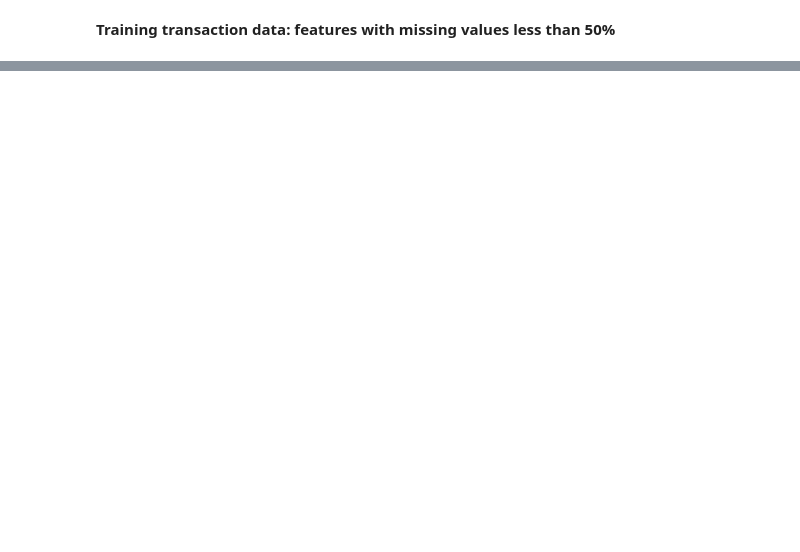
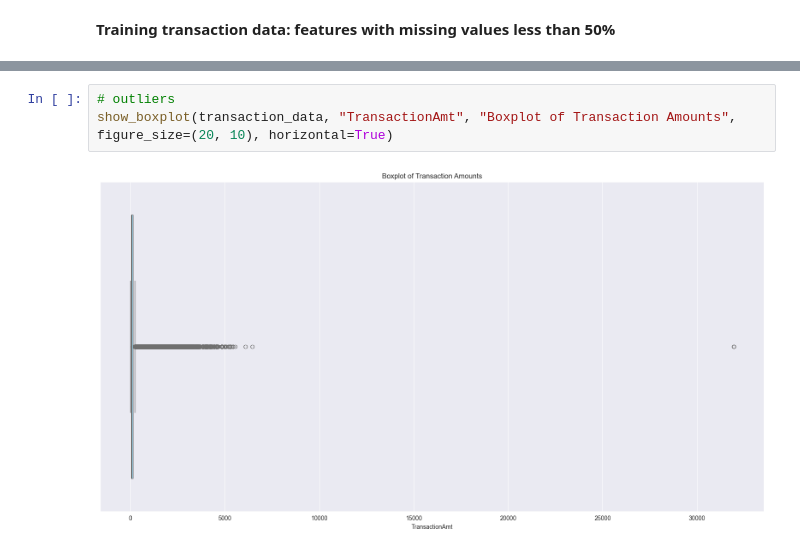
Before and after one commit to LakeeshaRCL/msc-ds-ai-research-implementations, a Jupyter notebook: eda.ipynb, the cells around one changed output, grey strips where cells are left out. Drawn from its saved outputs; the diff is of its cells as text; blank space fills up the shorter version.

```diff
--- a/eda.ipynb
+++ b/eda.ipynb
@@ -225,0 +310,5 @@ TODO: Do the same for the test datasets
+# %%
+# outliers
+show_boxplot(transaction_data, "TransactionAmt", "Boxplot of Transaction Amounts", figure_size=(20, 10), horizontal=True)
+# %% [output]
+[figure, added]
```
Also changed, not shown: parts of 23 cells of this notebook.
